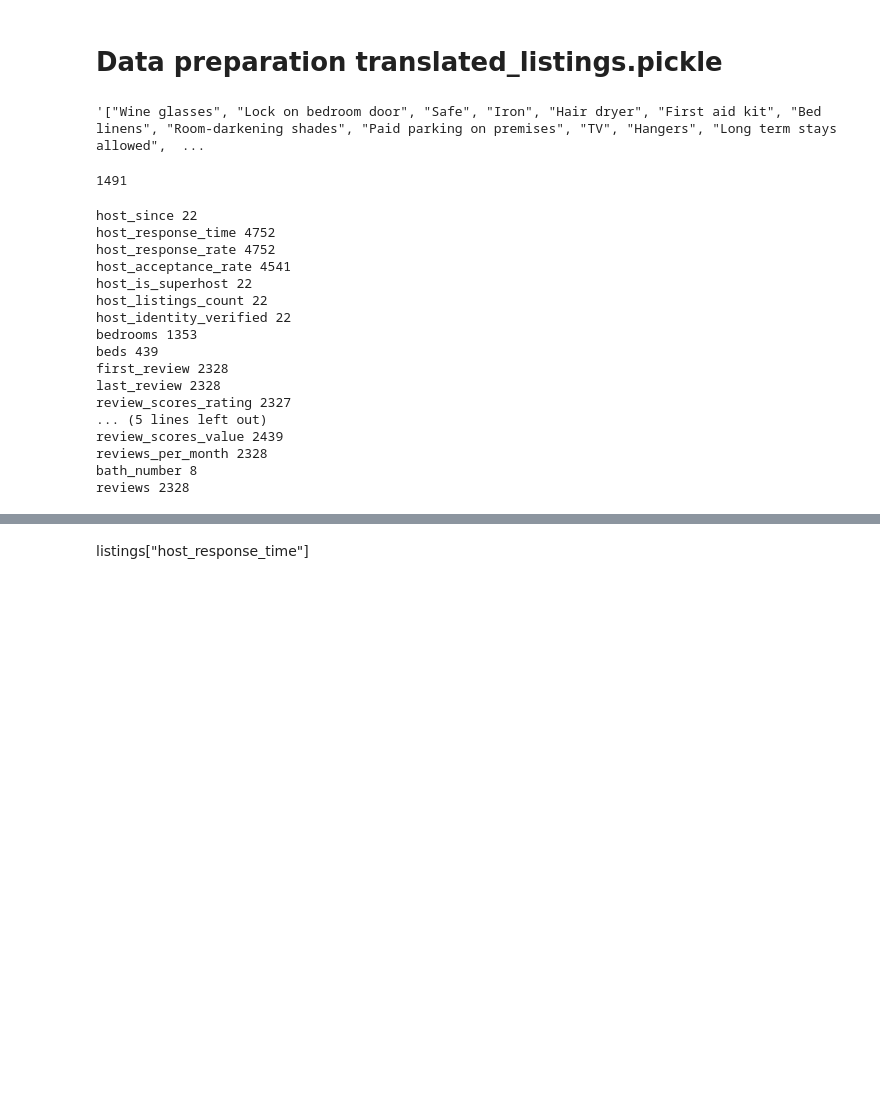
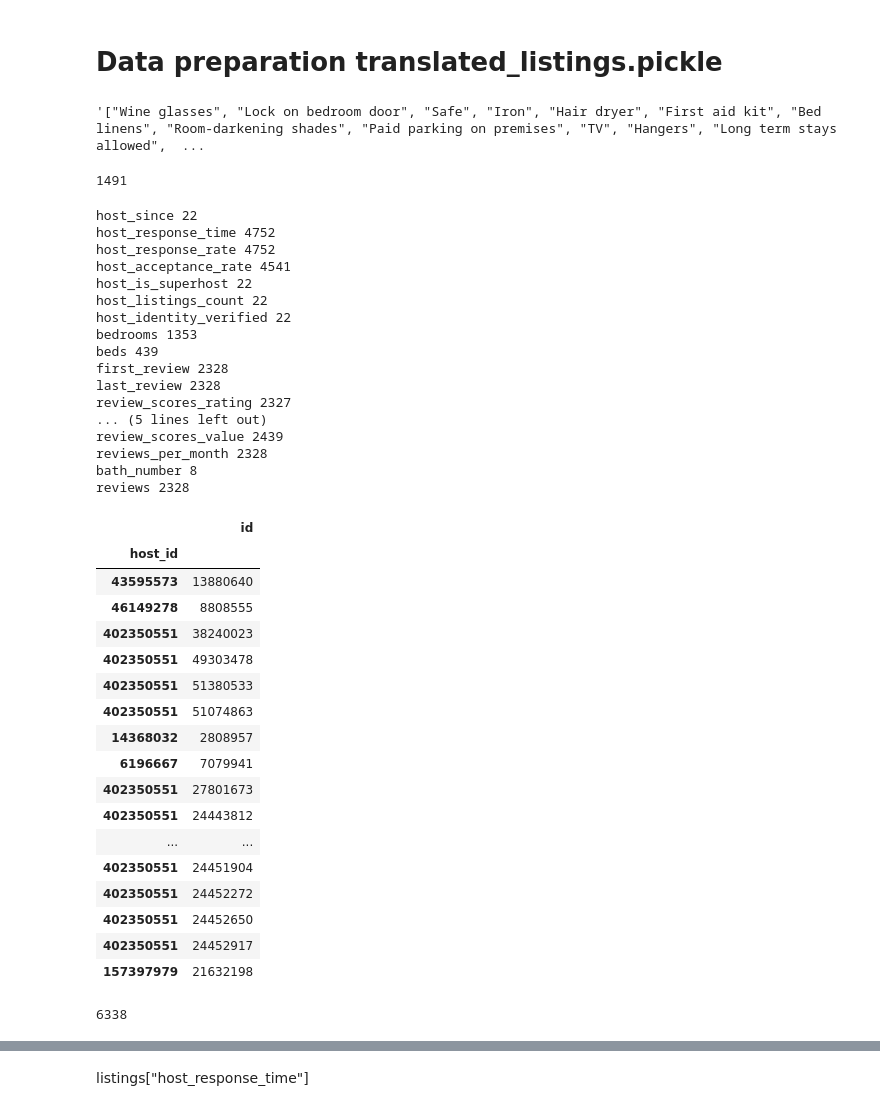
Before and after one commit to dernameistegal/airbnb_price, a Jupyter notebook: data_utils/data_preparation/listings_transformations.ipynb, the cells around one changed output, grey strips where cells are left out. Cells and saved outputs as stored; diff of their text form; code cells hidden in the pictures; blank space fills up the shorter version.

```diff
--- a/data_utils/data_preparation/listings_transformations.ipynb
+++ b/data_utils/data_preparation/listings_transformations.ipynb
@@ -472,3 +472,25 @@ listings.drop(["host_response_time", "host_acceptance_rate", "first_review", "la
 # %%
 # replace nan in review with ["no review"]
 listings["reviews"] = listings["reviews"].apply(lambda x: x if isinstance(x, list) else ["no review"])
+# %%
+# recode host_listings_count na values to actual number of listings in dataset
+
+# 1. get host_ids where we have missing host_listings_count
+host_id_missing_listings_count = listings_original.loc[listings_original["host_listings_count"].isna(), "host_id"]
+host_id_missing_listings_count = host_id_missing_listings_count.reindex(host_id_missing_listings_count)
+host_id_missing_listings_count = host_id_missing_listings_count.index
+host_id_missing_listings_count =  listings_original.loc[listings_original["host_id"].isin(host_id_missing_listings_count)]["host_id"]
+host_id_missing_listings_count = host_id_missing_listings_count.reset_index()
+host_id_missing_listings_count = host_id_missing_listings_count.set_index("host_id")
+host_id_missing_listings_count
+
+# 2. concatenate (1) with the listings_count_calculated
+listings_count_calculated = listings_original.groupby("host_id").size()
+listings_count_calculated = listings_count_calculated[host_id_missing_listings_count.index]
+listings_count_calculated.name = "listings_count_calculated"
+listings_count_calculated = pd.concat([listings_count_calculated, host_id_missing_listings_count], axis=1)
+listings_count_calculated = listings_count_calculated.set_index("id")
+listings_count_calculated = listings_count_calculated["listings_count_calculated"]
+
+# 3. replace nas with listings_count_calculated values
+listings.loc[:, "host_listings_count"] = listings.loc[:, "host_listings_count"].fillna(listings_count_calculated)
@@ -474,0 +509,24 @@ listings["reviews"] = listings["reviews"].apply(lambda x: x if isinstance(x, lis
+# %%
+len(host_id_missing_listings_count)
+host_id_missing_listings_count
+# len(listings_count_calculated)
+# listings_count_calculated
+# %% [output]
+|  | id |
+| host_id |  |
+| 43595573 | 13880640 |
+| 46149278 | 8808555 |
+| 402350551 | 38240023 |
+| 402350551 | 49303478 |
+| 402350551 | 51380533 |
+| 402350551 | 51074863 |
+| 14368032 | 2808957 |
+| 6196667 | 7079941 |
+| 402350551 | 27801673 |
+| 402350551 | 24443812 |
+| ... | ... |
+| 402350551 | 24451904 |
+| 402350551 | 24452272 |
+| 402350551 | 24452650 |
+| 402350551 | 24452917 |
+| 157397979 | 21632198 |
@@ -474,0 +536,4 @@ listings["reviews"] = listings["reviews"].apply(lambda x: x if isinstance(x, lis
+# %%
+len(listings_count_calculated)
+# %% [output]
+6338
```
Also changed, not shown: parts of 10 cells of this notebook.
